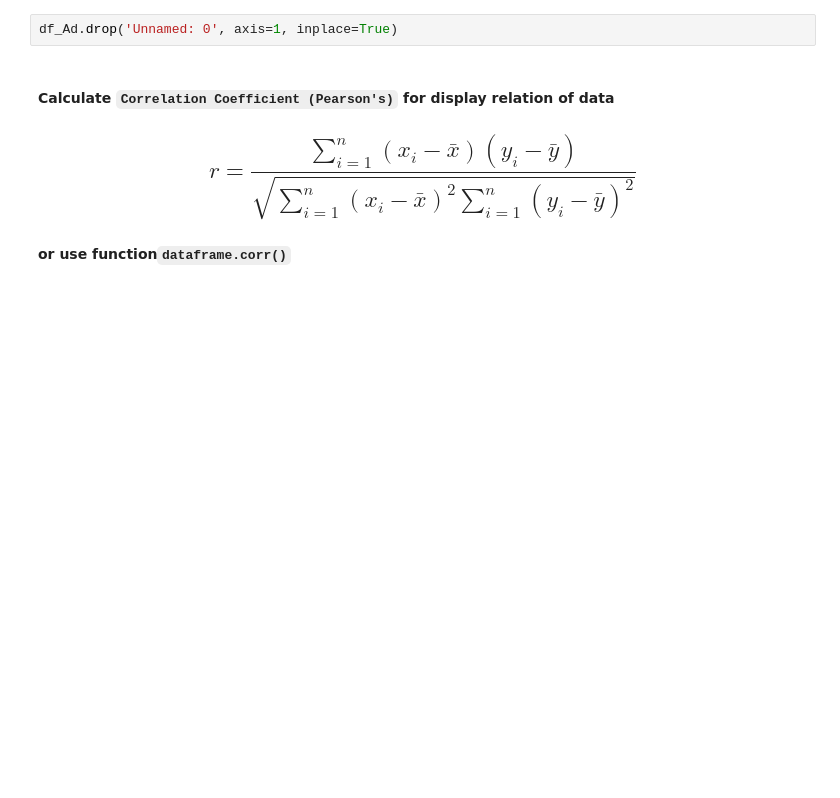
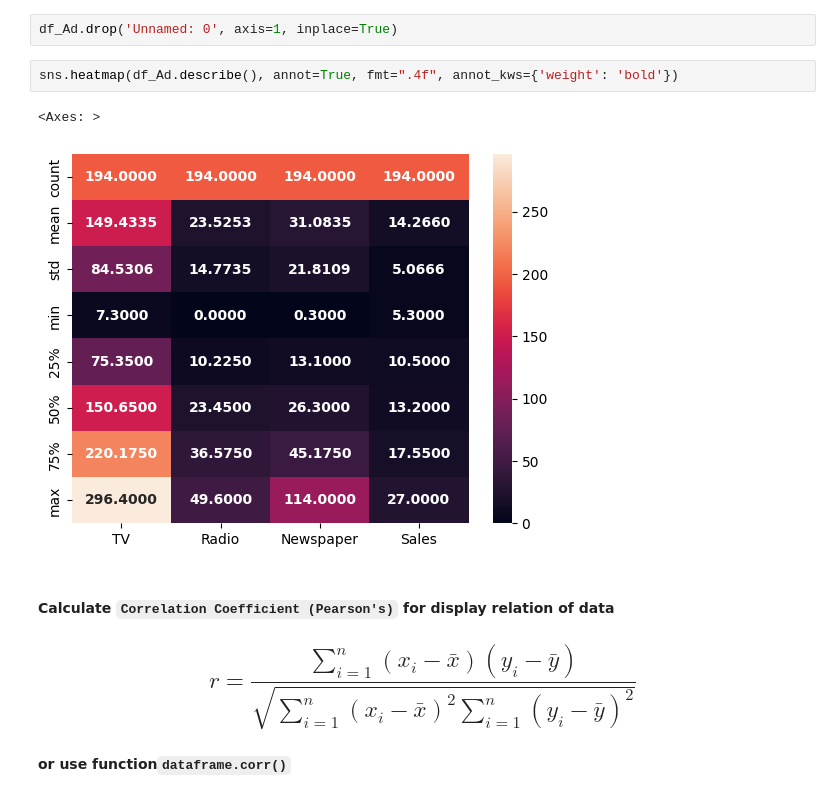
Before and after one commit to modpanyakorn/prediction-data-using-linear-regression-model, a Jupyter notebook: Ad_sklearn.ipynb, the cells around one changed output. Saved outputs shown, nothing was run; the diff lists cells and outputs as text; blank space fills up the shorter version.

```diff
--- a/Ad_sklearn.ipynb
+++ b/Ad_sklearn.ipynb
@@ -51,6 +51,11 @@ Sales         0
 dtype: int64
 # %%
 df_Ad.drop('Unnamed: 0', axis=1, inplace=True)
+# %%
+sns.heatmap(df_Ad.describe(), annot=True, fmt=".4f", annot_kws={'weight': 'bold'})
+# %% [output]
+<Axes: >
+[figure, added]
 # %% [markdown]
 <h4> Calculate <code>Correlation Coefficient (Pearson's)</code> for display relation of data</h4>
 <h2>$$r = \frac{\sum_{i=1}^{n}(x_i - \bar{x})(y_i - \bar{y})}{\sqrt{\sum_{i=1}^{n}(x_i - \bar{x})^2 \sum_{i=1}^{n}(y_i - \bar{y})^2}}$$</h2>
```
Also changed, not shown: parts of 4 cells of this notebook.
